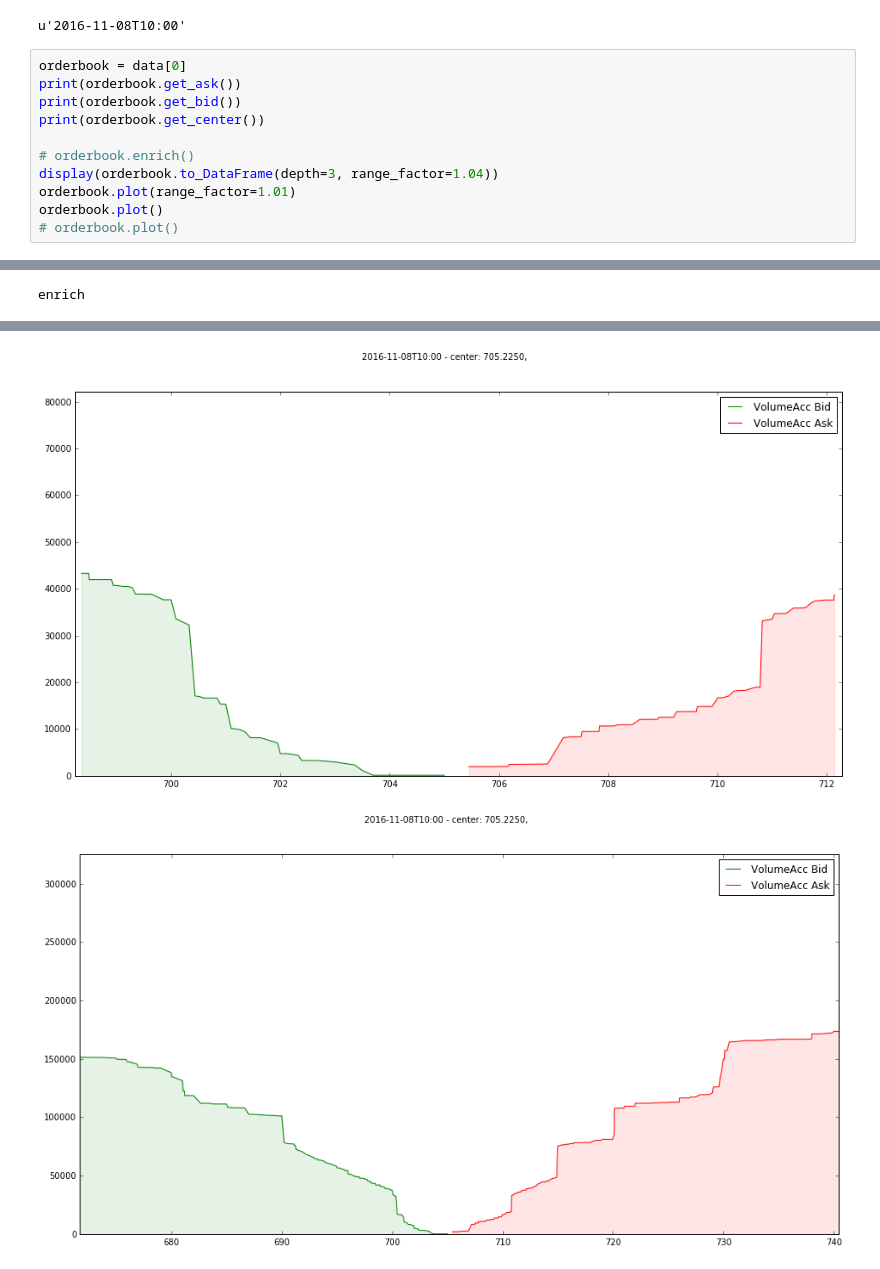
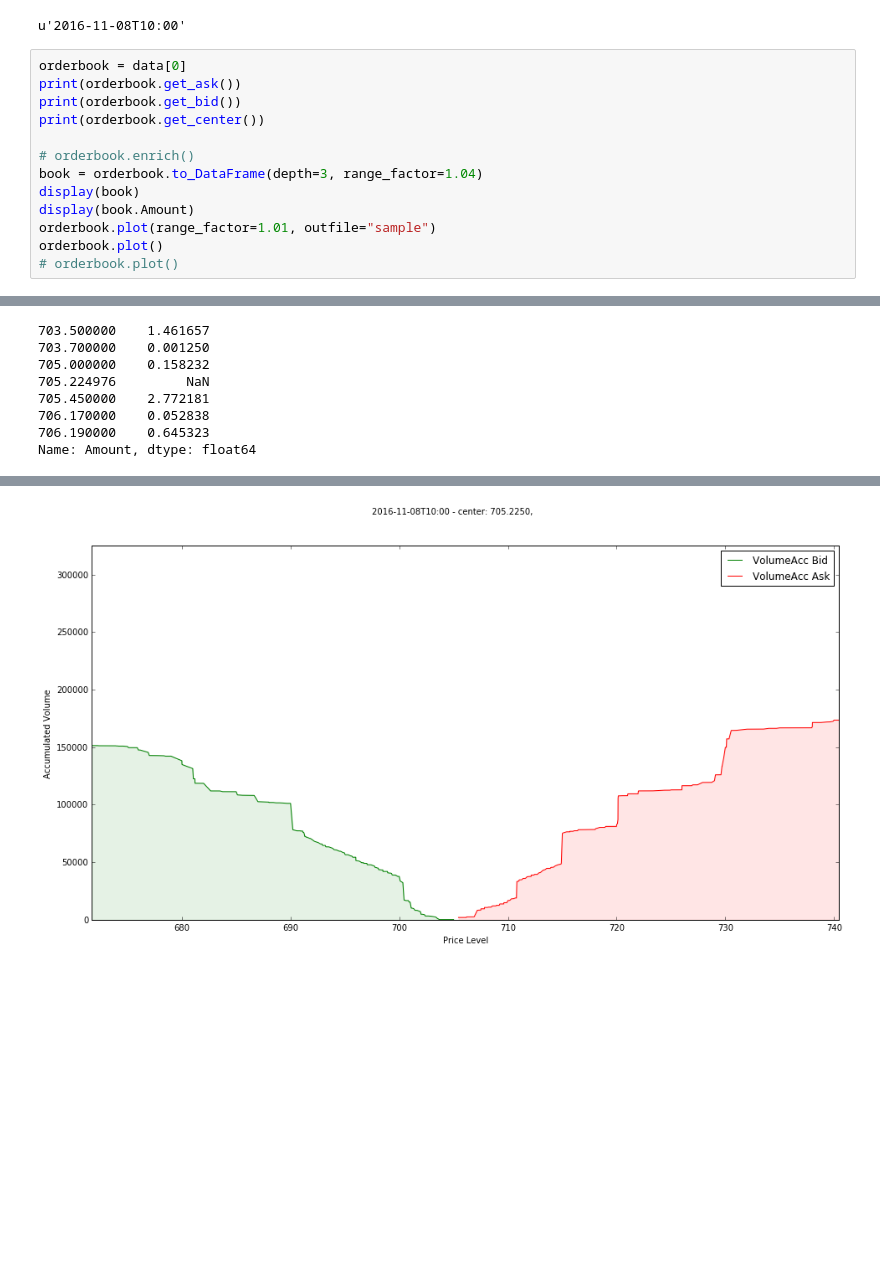
Before and after one commit to axelperschmann/orderbook_agent, a Jupyter notebook: 1_version2/1_extract_orderbooks.ipynb, the cells around one changed output, grey strips where cells are left out. Saved outputs shown, nothing was run; the diff lists cells and outputs as text; blank space fills up the shorter version.

```diff
--- a/1_version2/1_extract_orderbooks.ipynb
+++ b/1_version2/1_extract_orderbooks.ipynb
@@ -77,8 +77,10 @@ print(orderbook.get_bid())
 print(orderbook.get_center())
 
 # orderbook.enrich()
-display(orderbook.to_DataFrame(depth=3, range_factor=1.04))
-orderbook.plot(range_factor=1.01)
+book = orderbook.to_DataFrame(depth=3, range_factor=1.04)
+display(book)
+display(book.Amount)
+orderbook.plot(range_factor=1.01, outfile="sample")
 orderbook.plot()
 # orderbook.plot()
 # %% [output]
@@ -96 +98,8 @@ orderbook.plot()
-enrich
+703.500000    1.461657
+703.700000    0.001250
+705.000000    0.158232
+705.224976         NaN
+705.450000    2.772181
+706.170000    0.052838
+706.190000    0.645323
+Name: Amount, dtype: float64
@@ -97,2 +107 @@ enrich
-[figure, old version]
+[figure, new version]
-[figure, removed]
```
Also changed, not shown: parts of 3 cells of this notebook, 4 other files.
